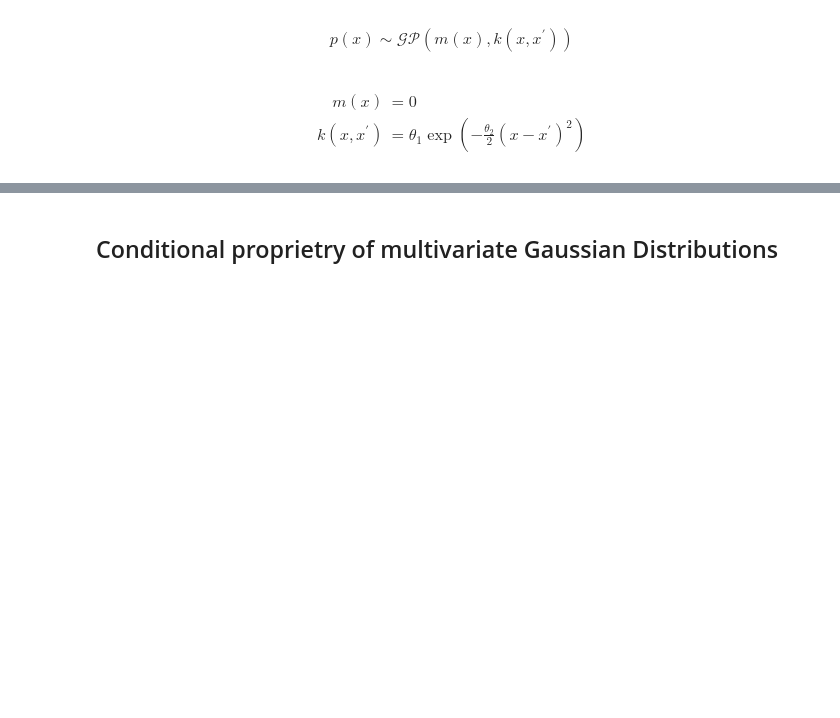
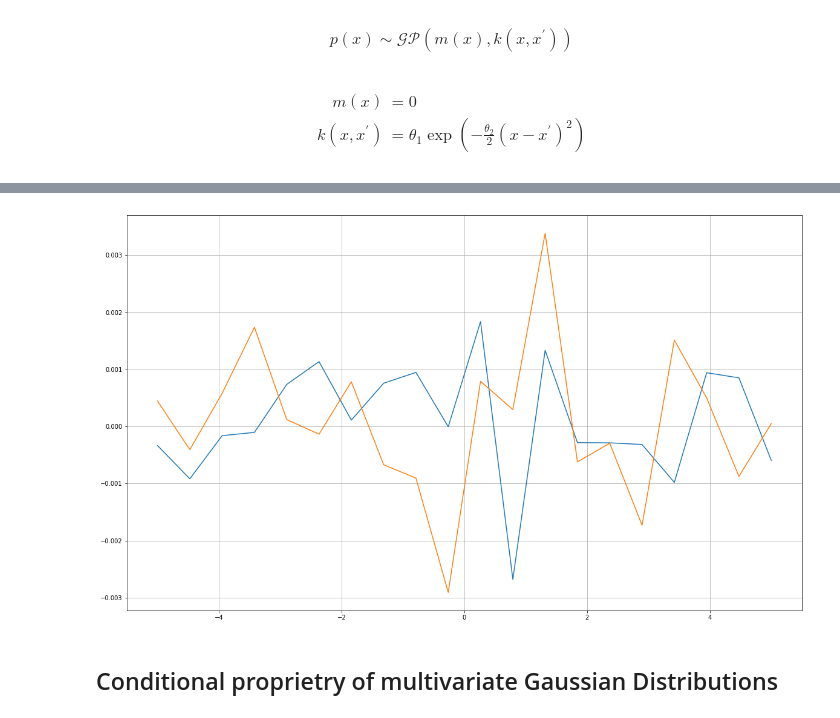
Before and after one commit to rsilveira79/bayesian_notebooks, a Jupyter notebook: uncertainty_notebooks/gaussian_processes_intro.ipynb, the cells around one changed output, grey strips where cells are left out. Drawn from its saved outputs; the diff is of its cells as text; code cells hidden in the pictures; blank space fills up the shorter version.

```diff
--- a/uncertainty_notebooks/gaussian_processes_intro.ipynb
+++ b/uncertainty_notebooks/gaussian_processes_intro.ipynb
@@ -16,0 +23,10 @@ k(x,x^{\prime}) &= \theta_1\exp\left(-\frac{\theta_2}{2}(x-x^{\prime})^2\right)
+# %%
+def kernel(a,b):
+    distance = np.sum(a**2,1).reshape(-1,1) + np.sum(b**2)-2*np.dot(a,b.T)
+    return np.exp(-0.5*distance)
+# %%
+n = 20
+Xtest = np.linspace(-5,5,n).reshape(-1,1)
+# %%
+K_ = kernel(Xtest,Xtest)
+K_.shape
@@ -16,0 +35,6 @@ k(x,x^{\prime}) &= \theta_1\exp\left(-\frac{\theta_2}{2}(x-x^{\prime})^2\right)
+# %%
+## Draw samples from the prior
+n_prior = 2
+L = np.linalg.cholesky(K_ + 1e-6*np.eye(n))
+f_prior = np.dot(L, np.random.normal(size = (n,n_prior)))
+f_prior
@@ -17,3 +62,9 @@ k(x,x^{\prime}) &= \theta_1\exp\left(-\frac{\theta_2}{2}(x-x^{\prime})^2\right)
+# %%
+plt.figure(figsize = (20,12))
+plt.plot(Xtest, f_prior)
+plt.grid()
+# %% [output]
+[figure, added]
 # %%
 %matplotlib inline
 import numpy as np
```
Also changed, not shown: parts of 21 cells of this notebook, 1 other file.
